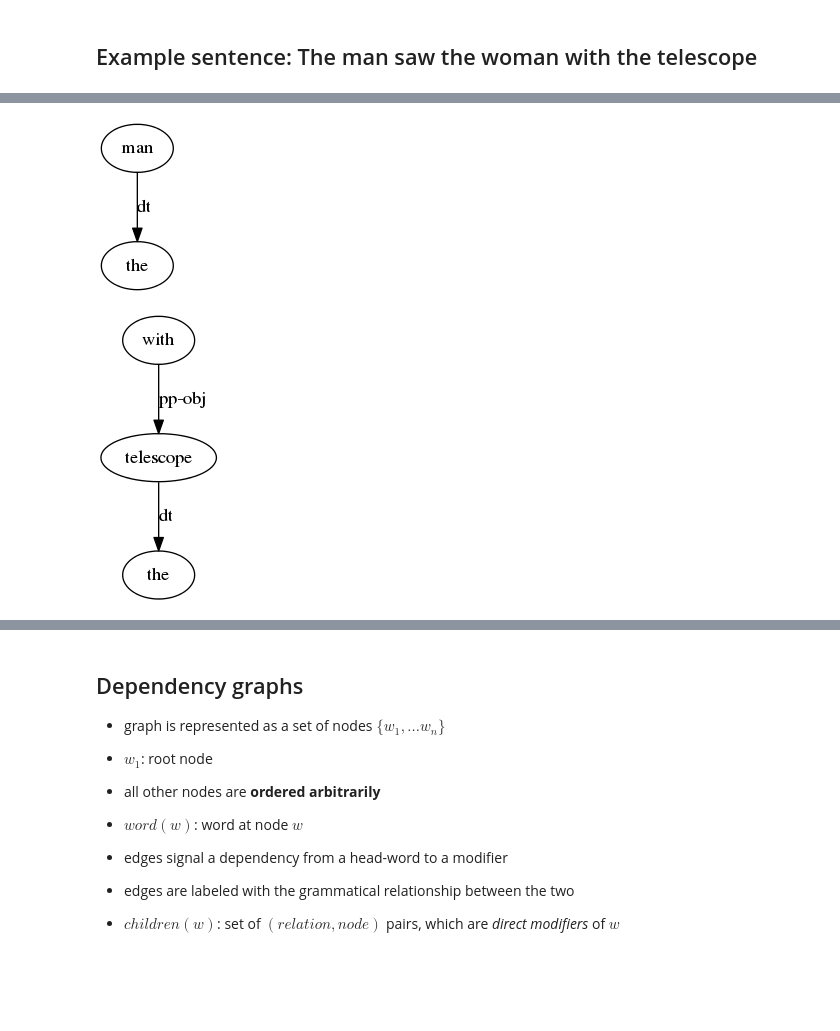
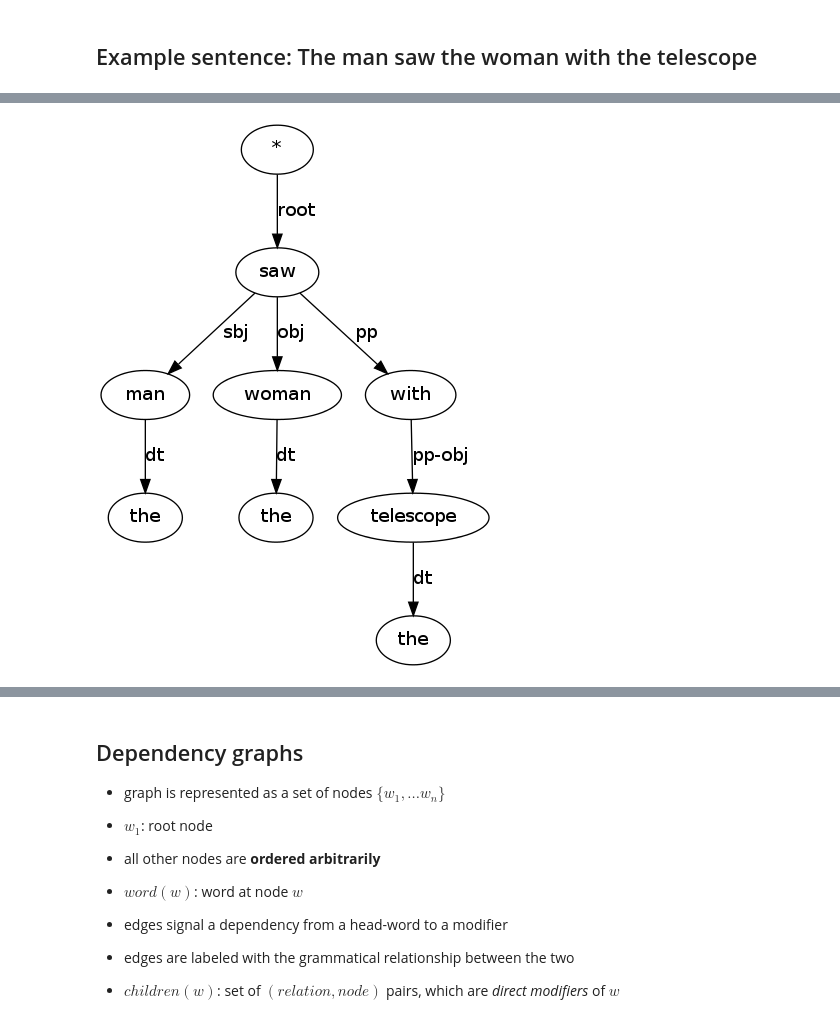
Before and after one commit to arne-cl/discoursekernels, a Jupyter notebook: notebooks/graphkernel-experiments.ipynb, the cells around one changed output, grey strips where cells are left out. Cells and saved outputs as stored; diff of their text form; code cells hidden in the pictures; blank space fills up the shorter version.

Commit message:
graph kernel refactoring: moved functions from notebook to module

```diff
--- a/notebooks/graphkernel-experiments.ipynb
+++ b/notebooks/graphkernel-experiments.ipynb
@@ -31,21 +22,4 @@ draw(depgraph, show='ipynb')
-# %%
-the_man = nx.DiGraph()
-
-the_man.add_nodes_from(label_nodes([(1, 'man'), (2, 'the')]))
-the_man.add_edges_from(label_edges([(1, 2, 'dt')]))
-
-draw(the_man, show='ipynb')
-# %% [output]
-[figure, removed]
-# %%
-with_the_telescope = nx.DiGraph()
-
-with_the_telescope.add_nodes_from(label_nodes(
-    [(1, 'with'), (2, 'telescope'), (3, 'the')]))
-with_the_telescope.add_edges_from(label_edges(
-    [(1, 2, 'pp-obj'), (2, 3, 'dt')]
-))
-
-draw(with_the_telescope, show='ipynb')
-# %% [output]
-[figure, removed]
+# %%
+draw(the_man_saw_the_woman_with_the_telescope, show='ipynb')
+# %% [output]
+[figure, added]
```
Also changed, not shown: parts of 23 cells of this notebook, 2 other files.
